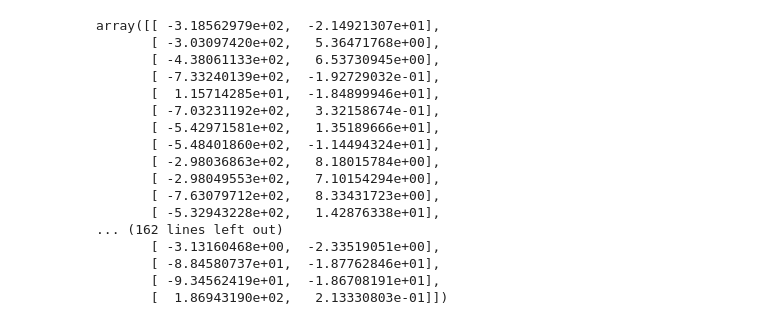
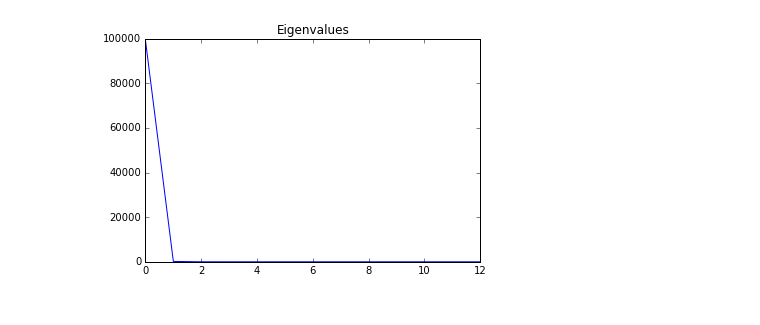
Before and after one commit to js345/applied-machine-learning, a Jupyter notebook: hw4/p2.ipynb, the cells around one changed output. Cells and saved outputs as stored; diff of their text form; code cells hidden in the pictures.

```diff
--- a/hw4/p2.ipynb
+++ b/hw4/p2.ipynb
@@ -1,10 +1,21 @@
 # %%
 from pandas.tools.plotting import scatter_matrix
 import pandas as pd
 import matplotlib.pyplot as plt
 from sklearn.decomposition import PCA
 from sklearn.cross_decomposition import PLSRegression as PLS
 import numpy as np
-#%matplotlib inline
+%matplotlib inline
 
-df = pd.read_csv("wine.data.txt", sep=",", skipinitialspace=True, skiprows=0, header=None)
+df = pd.read_csv("wine.data.txt", sep=",", skipinitialspace=True, skiprows=0, header=None).as_matrix()
+x = df[:,1:]
+Y = df[:,0]
+covr = np.cov(x.T)
+w,v = np.linalg.eig(covr)
+w,v = zip(*sorted(zip(w, v),reverse=True))
+# eigenvalue plot
+plt.plot(np.arange(len(w)),w)
+plt.title("Eigenvalues")
+plt.show()
+# %% [output]
+[figure, added]
@@ -14,22 +21,0 @@ y = df.as_matrix()[:,0]
-# %%
-pca = PCA(n_components=2)
-X_r = pca.fit(x).transform(x)
-X_r
-# %% [output]
-array([[ -3.18562979e+02,  -2.14921307e+01],
-       [ -3.03097420e+02,   5.36471768e+00],
-       [ -4.38061133e+02,   6.53730945e+00],
-       [ -7.33240139e+02,  -1.92729032e-01],
-       [  1.15714285e+01,  -1.84899946e+01],
-       [ -7.03231192e+02,   3.32158674e-01],
-       [ -5.42971581e+02,   1.35189666e+01],
-       [ -5.48401860e+02,  -1.14494324e+01],
-       [ -2.98036863e+02,   8.18015784e+00],
-       [ -2.98049553e+02,   7.10154294e+00],
-       [ -7.63079712e+02,   8.33431723e+00],
-       [ -5.32943228e+02,   1.42876338e+01],
-... (162 lines left out)
-       [ -3.13160468e+00,  -2.33519051e+00],
-       [ -8.84580737e+01,  -1.87762846e+01],
-       [ -9.34562419e+01,  -1.86708191e+01],
-       [  1.86943190e+02,   2.13330803e-01]])
```
Also changed, not shown: parts of 8 cells of this notebook, 5 other files.
